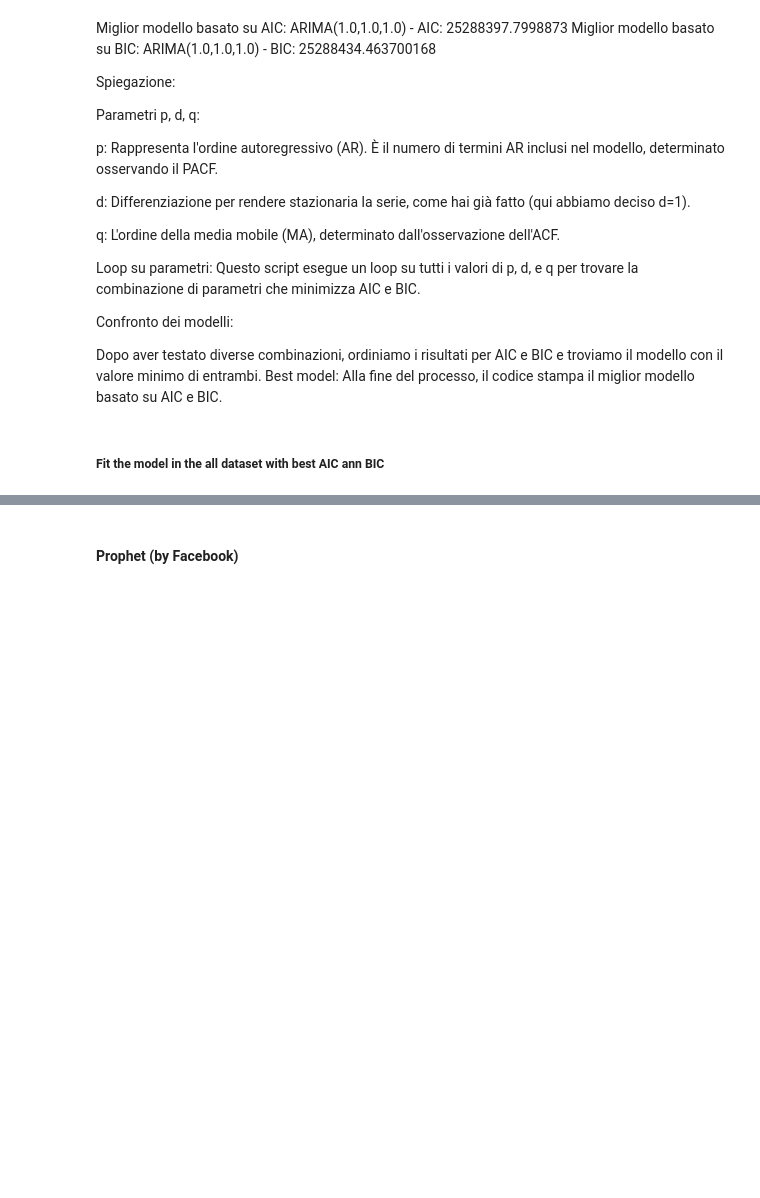
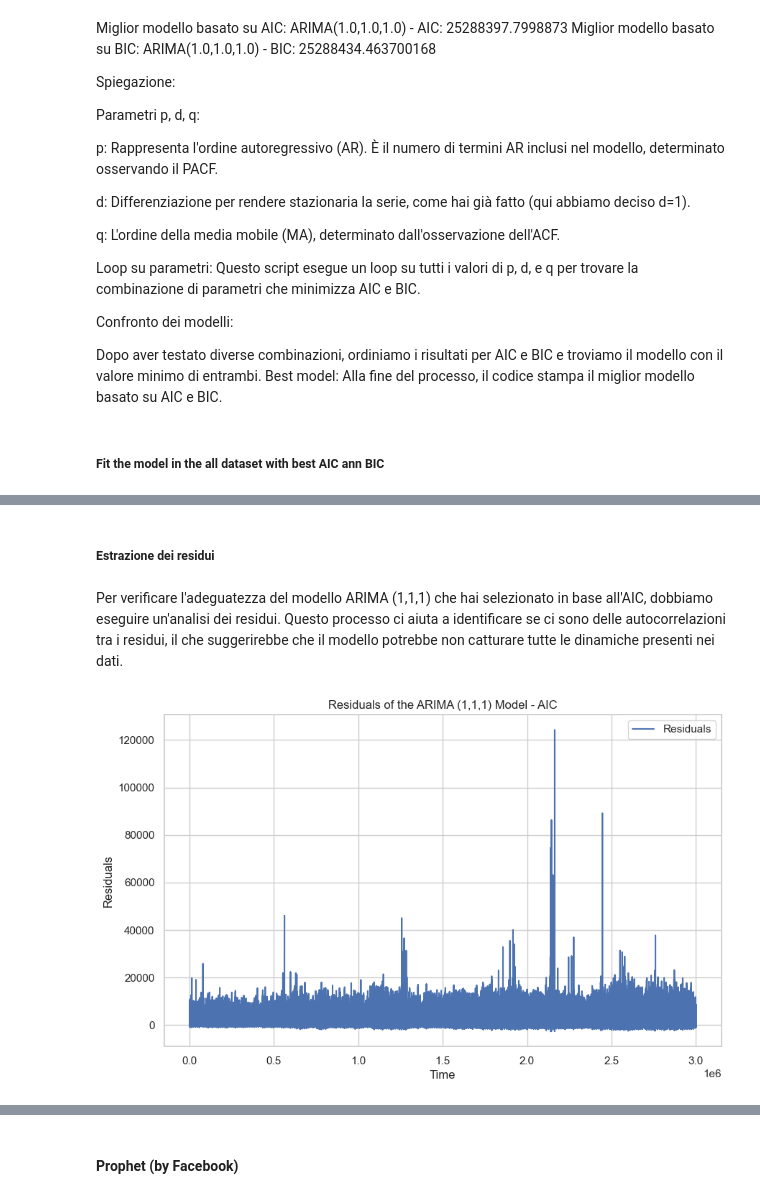
Before and after one commit to Cosimocarl/TimeSeriesProject-StoreSales, a Jupyter notebook: PrimaVersione.ipynb, the cells around one changed output, grey strips where cells are left out. Cells and saved outputs as stored; diff of their text form; code cells hidden in the pictures; blank space fills up the shorter version.

Commit message:
Untill Machine learning models + images

```diff
--- a/PrimaVersione.ipynb
+++ b/PrimaVersione.ipynb
@@ -987,0 +939,28 @@ residuals = best_model_fit.resid
+# %%
+# Use the full dataset (train_data) for the final fitting
+# Make sure to replace 'sales' with your actual column name if different
+full_data = train_data['sales']
+
+# Fit the best ARIMA model based on AIC to the full dataset
+best_model_aic = ARIMA(full_data, order=(best_aic['p'], best_aic['d'], best_aic['q']),
+                       enforce_stationarity=False, enforce_invertibility=False)
+
+# Fit the model
+best_model_fit_aic = best_model_aic.fit()
+
+# Print summary of the best model (based on AIC)
+print("\nSummary of the Best Model (AIC):")
+print(best_model_fit_aic.summary())
+
+# OPTIONAL: If you want to fit based on BIC as well, you can repeat the process for the best BIC model
+
+# Fit the best ARIMA model based on BIC to the full dataset (optional)
+best_model_bic = ARIMA(full_data, order=(best_bic['p'], best_bic['d'], best_bic['q']),
+                       enforce_stationarity=False, enforce_invertibility=False)
+
+# Fit the model (optional)
+best_model_fit_bic = best_model_bic.fit()
+
+# Print summary of the best model (based on BIC) (optional)
+print("\nSummary of the Best Model (BIC):")
+print(best_model_fit_bic.summary())
@@ -987,0 +1098,18 @@ residuals = best_model_fit.resid
+# %% [markdown]
+##### Estrazione dei residui
+# %% [markdown]
+Per verificare l'adeguatezza del modello ARIMA (1,1,1) che hai selezionato in base all'AIC, dobbiamo eseguire un'analisi dei residui. Questo processo ci aiuta a identificare se ci sono delle autocorrelazioni tra i residui, il che suggerirebbe che il modello potrebbe non catturare tutte le dinamiche presenti nei dati.
+# %%
+# Estrazione dei residui dal modello adattato
+residuals_aic = best_model_fit_aic.resid
+
+# Plot the residuals
+plt.figure(figsize=(10, 6))
+plt.plot(residuals_aic, label='Residuals')
+plt.title('Residuals of the ARIMA (1,1,1) Model - AIC')
+plt.xlabel('Time')
+plt.ylabel('Residuals')
+plt.legend()
+plt.show()
+# %% [output]
+[figure, added]
```
Also changed, not shown: parts of 44 cells of this notebook, 4 other files.
